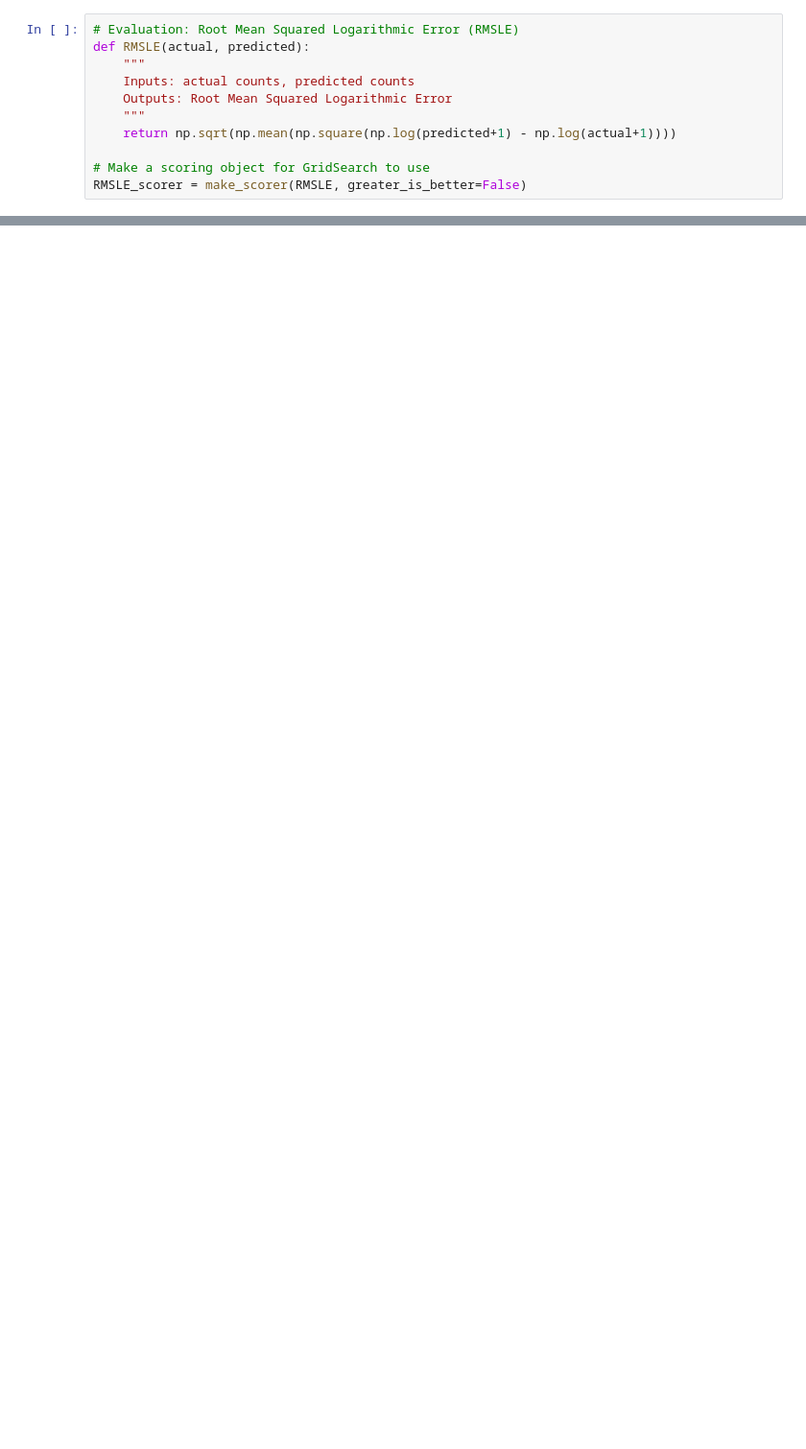
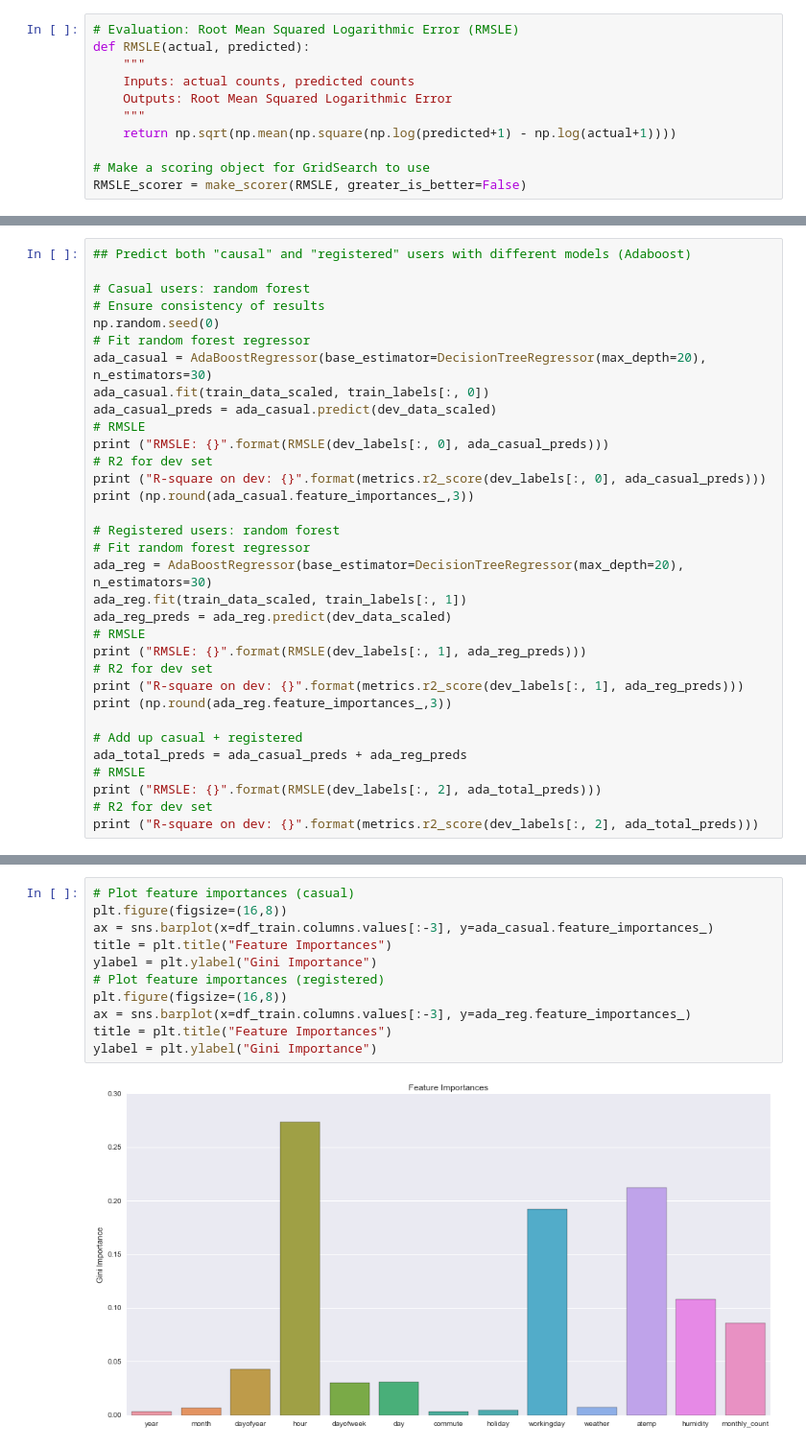
Before and after one commit to KonniamChan/ML_Projects_W207, a Jupyter notebook: project_bikesharing.ipynb, the cells around one changed output, grey strips where cells are left out. Shown: that part at 96% size. Saved outputs shown, nothing was run; the diff lists cells and outputs as text; blank space fills up the shorter version.

```diff
--- a/project_bikesharing.ipynb
+++ b/project_bikesharing.ipynb
@@ -352,0 +340,33 @@ R-square on dev: 0.951649235839
+# %%
+## Predict both "causal" and "registered" users with different models (Adaboost)
+
+# Casual users: random forest
+# Ensure consistency of results
+np.random.seed(0)
+# Fit random forest regressor
+ada_casual = AdaBoostRegressor(base_estimator=DecisionTreeRegressor(max_depth=20), n_estimators=30)
+ada_casual.fit(train_data_scaled, train_labels[:, 0])
+ada_casual_preds = ada_casual.predict(dev_data_scaled)
+# RMSLE
+print ("RMSLE: {}".format(RMSLE(dev_labels[:, 0], ada_casual_preds)))
+# R2 for dev set
+print ("R-square on dev: {}".format(metrics.r2_score(dev_labels[:, 0], ada_casual_preds)))
+print (np.round(ada_casual.feature_importances_,3))
+
+# Registered users: random forest
+# Fit random forest regressor
+ada_reg = AdaBoostRegressor(base_estimator=DecisionTreeRegressor(max_depth=20), n_estimators=30)
+ada_reg.fit(train_data_scaled, train_labels[:, 1])
+ada_reg_preds = ada_reg.predict(dev_data_scaled)
+# RMSLE
+print ("RMSLE: {}".format(RMSLE(dev_labels[:, 1], ada_reg_preds)))
+# R2 for dev set
+print ("R-square on dev: {}".format(metrics.r2_score(dev_labels[:, 1], ada_reg_preds)))
+print (np.round(ada_reg.feature_importances_,3))
+
+# Add up casual + registered
+ada_total_preds = ada_casual_preds + ada_reg_preds
+# RMSLE
+print ("RMSLE: {}".format(RMSLE(dev_labels[:, 2], ada_total_preds)))
+# R2 for dev set
+print ("R-square on dev: {}".format(metrics.r2_score(dev_labels[:, 2], ada_total_preds)))
@@ -352,0 +384,13 @@ R-square on dev: 0.951649235839
+# %%
+# Plot feature importances (casual)
+plt.figure(figsize=(16,8))
+ax = sns.barplot(x=df_train.columns.values[:-3], y=ada_casual.feature_importances_)
+title = plt.title("Feature Importances")
+ylabel = plt.ylabel("Gini Importance")
+# Plot feature importances (registered)
+plt.figure(figsize=(16,8))
+ax = sns.barplot(x=df_train.columns.values[:-3], y=ada_reg.feature_importances_)
+title = plt.title("Feature Importances")
+ylabel = plt.ylabel("Gini Importance")
+# %% [output]
+[figure, added]
```
Also changed, not shown: parts of 28 cells of this notebook.
